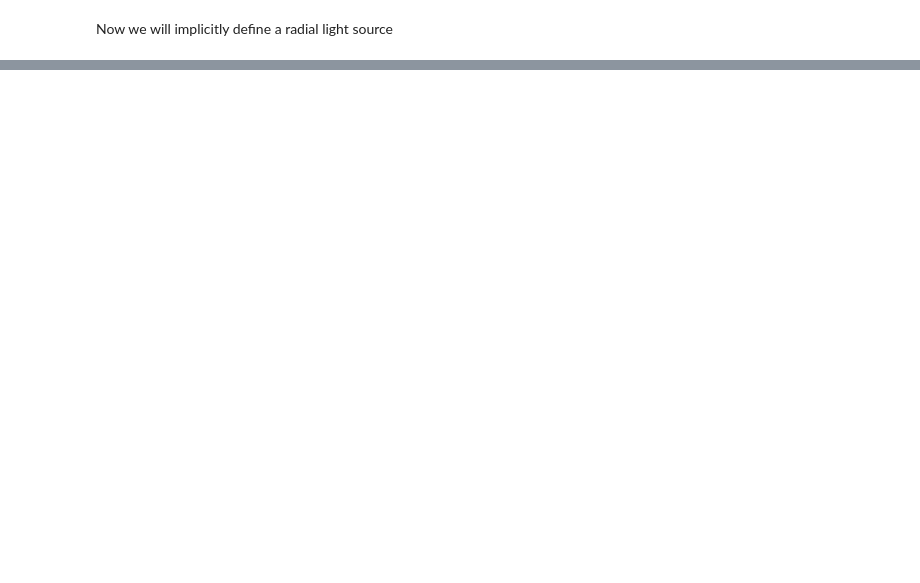
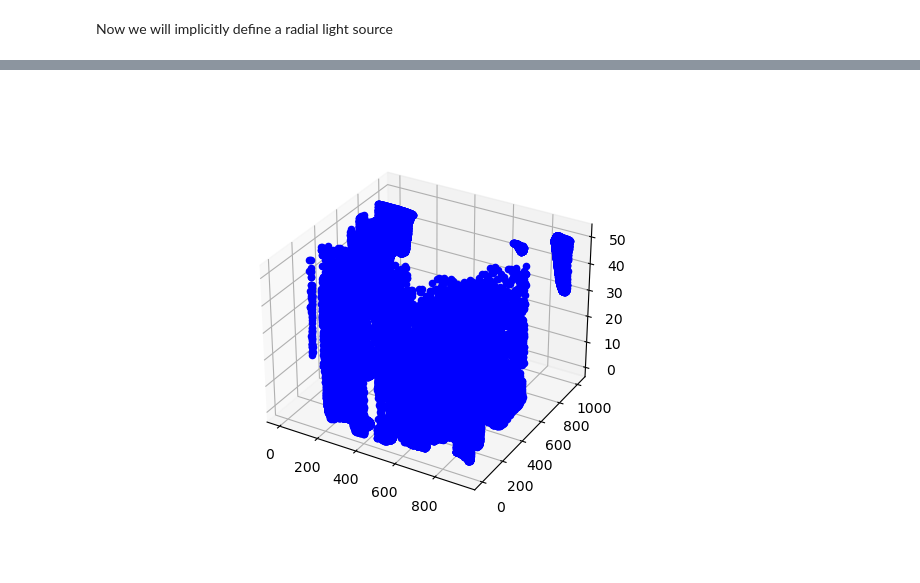
Before and after one commit to Beelswheelson/CMPT769_Relighting, a Jupyter notebook: Relighting_demo.ipynb, the cells around one changed output, grey strips where cells are left out. Cells and saved outputs as stored; diff of their text form; code cells hidden in the pictures; blank space fills up the shorter version.

```diff
--- a/Relighting_demo.ipynb
+++ b/Relighting_demo.ipynb
@@ -76,0 +299,16 @@ Clipping input data to the valid range for imshow with RGB data ([0..1] for floa
+# %%
+tolerance = 1e-2
+reshaped_directions = direction_vector_field.reshape((-1, 3))
+rounded_directions = np.round(reshaped_directions / tolerance) * tolerance # rounding to reduce number of rays / deal with numerical errors
+unique_directions = np.unique(rounded_directions, axis=0)
+print(f"{unique_directions.shape= }")
+rays = [[] for _ in range(unique_directions.shape[0])]
+
+for i, d in enumerate(unique_directions):
+    indices = np.where(direction_vector_field[i] == d)
+    rays[i] = indices
+
+print(f"{rays[0]}")
+# for ray in rays:
+#     for point in ray:
+#         if distances[ray]
@@ -76,0 +392,40 @@ Clipping input data to the valid range for imshow with RGB data ([0..1] for floa
+# %%
+# Alternate implementation
+depth_map = cv2.imread('data/mid_level_examples/church/depth_metric_r20.png')
+depth_map = cv2.cvtColor(depth_map, cv2.COLOR_BGR2GRAY)
+height, width = depth_map.shape
+depth_map = int((depth_map / np.max(depth_map)) * 16)
+depth = np.max(depth_map)
+print(f"{height= }, {width= },{depth= }")
+
+dense_volume = np.zeros((height, width, depth))
+for x in range(height):
+    for y in range(width):
+        d = depth_map[x, y]
+        dense_volume[x, y, d-1] = 1
+
+
+# Create a 3D plot
+fig = plt.figure()
+ax = fig.add_subplot(111, projection='3d')
+
+# Iterate through each voxel and plot it if it is non-zero
+print(f"Plotting values:")
+for z in range(dense_volume.shape[2]):
+    for y in range(dense_volume.shape[0]):
+        for x in range(dense_volume.shape[1]):
+            if dense_volume[y, x, z] > 0:
+                ax.scatter(x, y, z, c='b', marker='o')
+
+# Set the axis limits and labels
+ax.set_xlim([0, dense_volume.shape[1]])
+ax.set_ylim([0, dense_volume.shape[0]])
+ax.set_zlim([0, dense_volume.shape[2]])
+ax.set_xlabel('X')
+ax.set_ylabel('Y')
+ax.set_zlabel('Z')
+
+# Show the plot
+plt.show()
+# %% [output]
+[figure, added]
```
Also changed, not shown: parts of 24 cells of this notebook.
